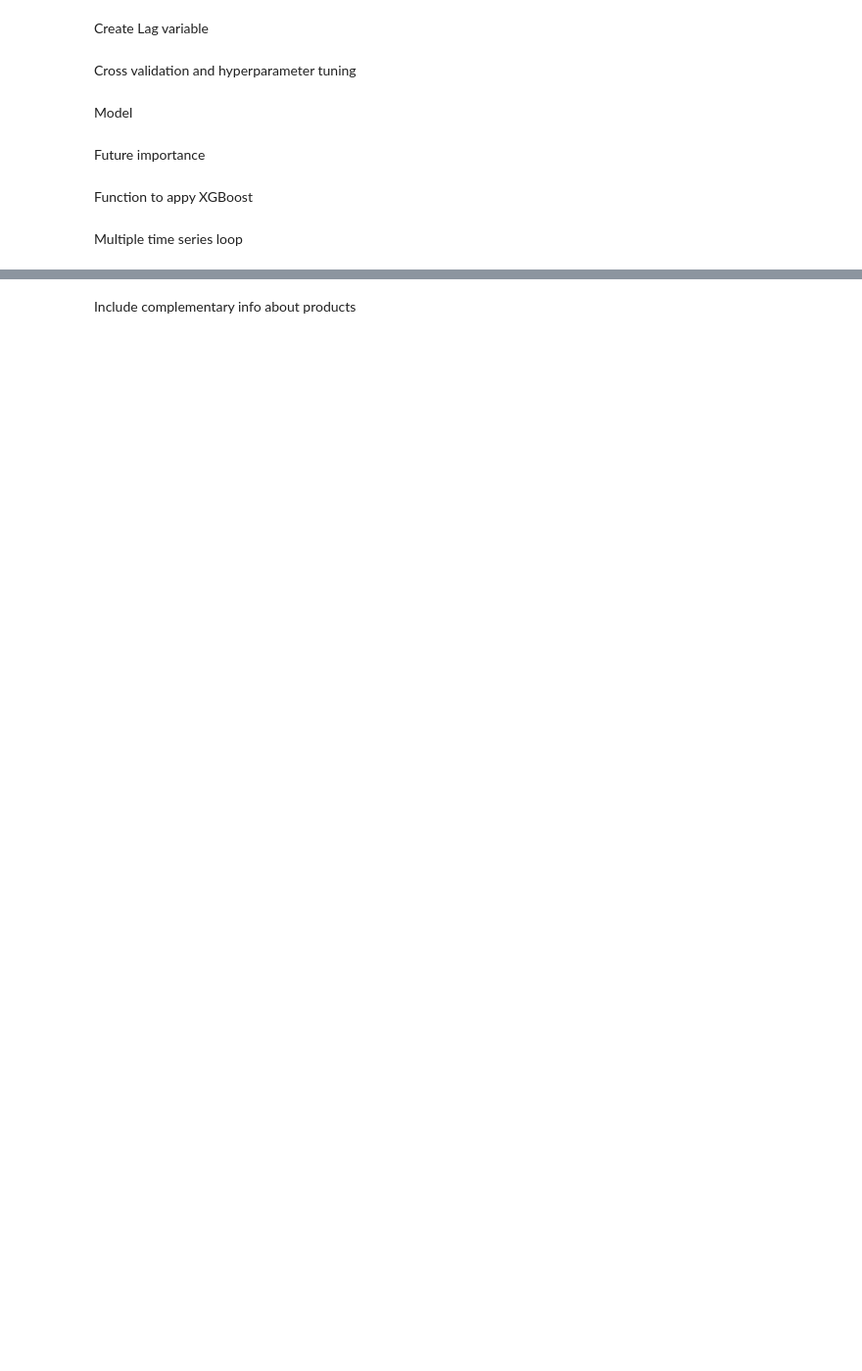
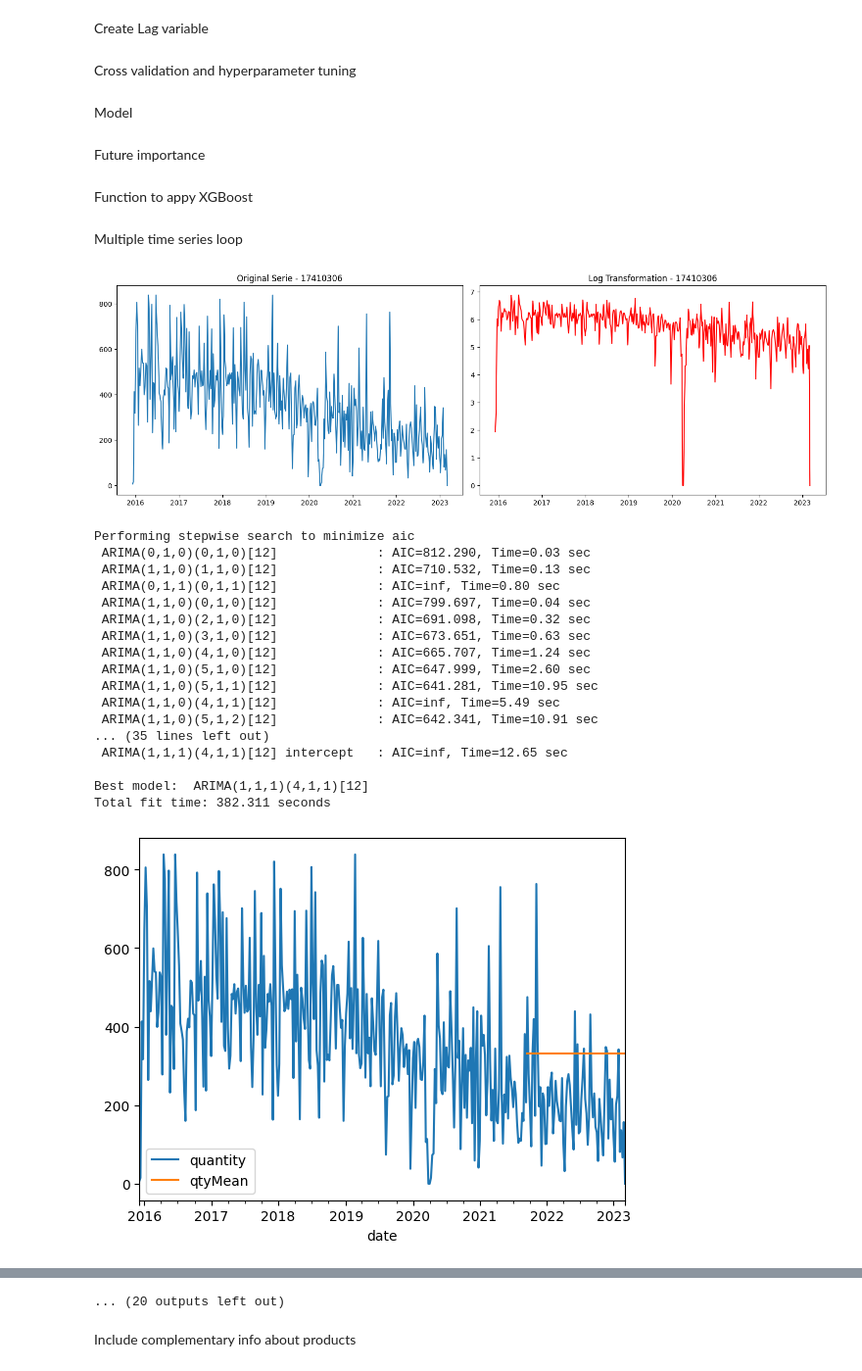
Before and after one commit to AndresCamargo-dev/ts_tfm, a Jupyter notebook: code/models.ipynb, the cells around one changed output, grey strips where cells are left out. Shown at 98% size. Saved outputs shown, nothing was run; the diff lists cells and outputs as text; code cells hidden in the pictures; blank space fills up the shorter version.

Commit message:
adjust statsforecasting models, add window average and implement crossvalidation for one serie

```diff
--- a/code/models.ipynb
+++ b/code/models.ipynb
@@ -436,22 +436,42 @@ def apply_adv_xgb(df):
     # return forecasting_plot
     #return df
 # %%
-sales = sales[sales['quantity']!=0]
+#sales = sales[sales['quantity']!=0]
 sales, id_list = preprocessing(sales)
 # %% [markdown]
 Multiple time series loop
 # %%
 for item in id_list:
     one_product = sales[sales['id']==item]
     one_product = one_product.drop_duplicates()
     one_product = replace_outliers(one_product)
     ts_plot = initial_plots(one_product, item)
     split_date, train, test = split(one_product)
     one_product, test = apply_mean_model(one_product, train, test, item)
-    one_product, train, test = apply_linear_model(one_product, train, test, item)
-    one_product, train, test = apply_random_walk(one_product, train, test, item)
-    one_product, train, test = apply_moving_average(one_product, train, test, item)
-    apply_adv_xgb(one_product)
-    #one_product, test = apply_arima(one_product, train, test, item)
+    #one_product, train, test = apply_linear_model(one_product, train, test, item)
+    #one_product, train, test = apply_random_walk(one_product, train, test, item)
+    #one_product, train, test = apply_moving_average(one_product, train, test, item)
+    #apply_adv_xgb(one_product)
+    one_product, test = apply_arima(one_product, train, test, item)
     #prophet_product, best_params = tuning_hyperparameters_prophet(one_product, train, test, item, split_date)
     #one_product, test = apply_prophet(one_product, prophet_product, best_params, train, test, item, split_date)
+# %% [output]
+[figure, added]
+Performing stepwise search to minimize aic
+ ARIMA(0,1,0)(0,1,0)[12]             : AIC=812.290, Time=0.03 sec
+ ARIMA(1,1,0)(1,1,0)[12]             : AIC=710.532, Time=0.13 sec
+ ARIMA(0,1,1)(0,1,1)[12]             : AIC=inf, Time=0.80 sec
+ ARIMA(1,1,0)(0,1,0)[12]             : AIC=799.697, Time=0.04 sec
+ ARIMA(1,1,0)(2,1,0)[12]             : AIC=691.098, Time=0.32 sec
+ ARIMA(1,1,0)(3,1,0)[12]             : AIC=673.651, Time=0.63 sec
+ ARIMA(1,1,0)(4,1,0)[12]             : AIC=665.707, Time=1.24 sec
+ ARIMA(1,1,0)(5,1,0)[12]             : AIC=647.999, Time=2.60 sec
+ ARIMA(1,1,0)(5,1,1)[12]             : AIC=641.281, Time=10.95 sec
+ ARIMA(1,1,0)(4,1,1)[12]             : AIC=inf, Time=5.49 sec
+ ARIMA(1,1,0)(5,1,2)[12]             : AIC=642.341, Time=10.91 sec
+... (35 lines left out)
+ ARIMA(1,1,1)(4,1,1)[12] intercept   : AIC=inf, Time=12.65 sec
+
+Best model:  ARIMA(1,1,1)(4,1,1)[12]
+Total fit time: 382.311 seconds
+[figure, added]
@@ -458,3 +519,4 @@ for item in id_list:
+... (20 outputs left out)
 # %% [markdown]
 Include complementary info about products
 # %%
```
Also changed, not shown: parts of 2 cells of this notebook, 2 other files.
